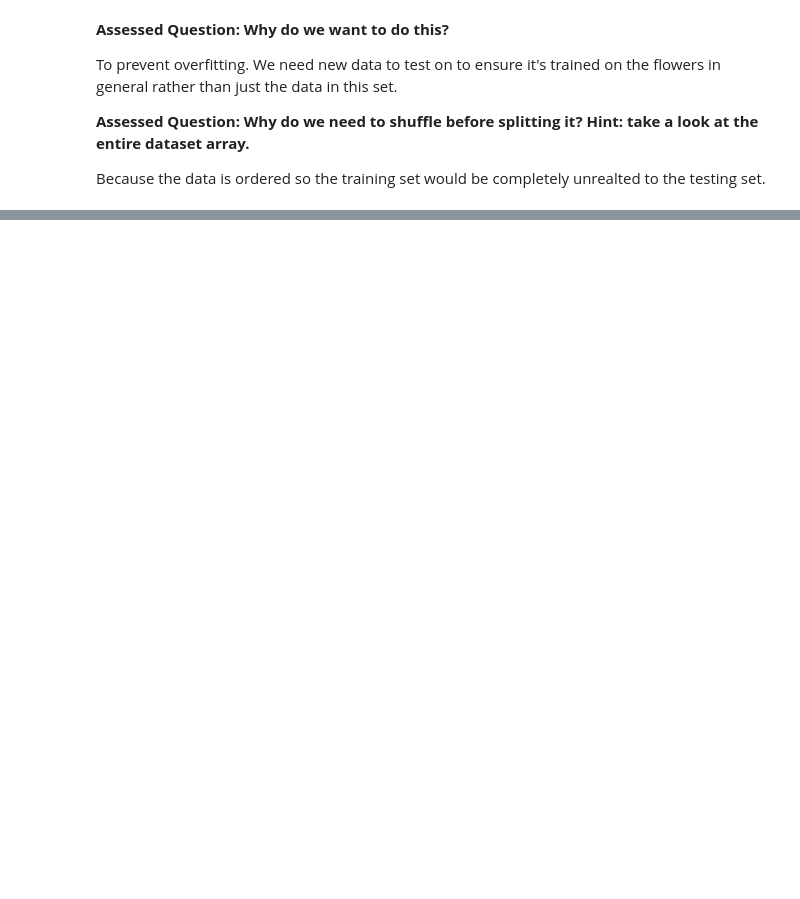
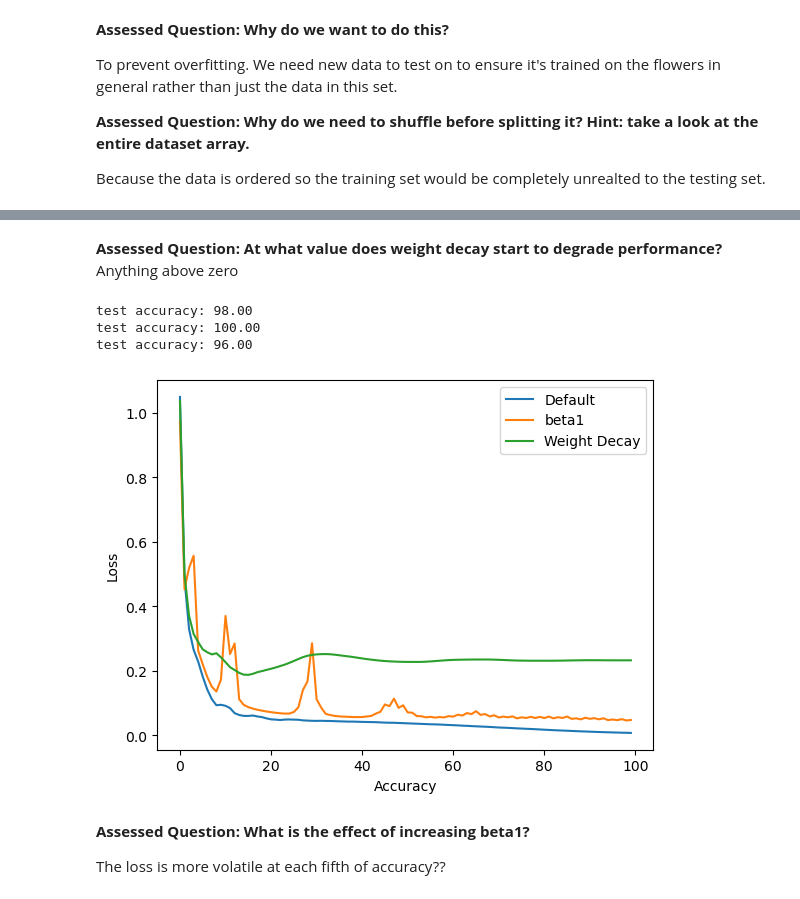
Before and after one commit to br-jack/DeepLearning26, a Jupyter notebook: lab-1-dnns/Lab1.ipynb, the cells around one changed output, grey strips where cells are left out. Saved outputs shown, nothing was run; the diff lists cells and outputs as text; code cells hidden in the pictures; blank space fills up the shorter version.

```diff
--- a/lab-1-dnns/Lab1.ipynb
+++ b/lab-1-dnns/Lab1.ipynb
@@ -191,0 +397,79 @@ up to weight decay
+# %% [markdown]
+**Assessed Question: At what value does weight decay start to degrade performance?**
+Anything above zero
+# %%
+from torch.utils.tensorboard import SummaryWriter
+
+def train_n_test(lr=0.05, print_loss=True, betas=(0.9, 0.999), eps=1e-8, weight_decay=0):
+    summary_writer = SummaryWriter('logs', flush_secs=5)
+    # Define the model to optimze
+    model = MLP(feature_count, hidden_layer_size, class_count)
+
+    # The optimizer we'll use to update the model parameters
+    optimizer = optim.Adam(model.parameters(), lr=0.05, betas=betas, eps=eps, weight_decay=weight_decay)
+
+    # Now we define the loss function.
+    criterion = nn.CrossEntropyLoss()
+
+    # Now we iterate over the dataset a number of times. Each iteration of the entire dataset
+    # is called an epoch.
+    loss_values = []
+    for epoch in range(0, 100):
+        # We compute the forward pass of the network
+        logits = model.forward(features['train'])
+        # Then the value of loss function
+        loss = criterion(logits,  labels['train'])
+
+        # How well the network does on the batch is an indication of how well training is
+        # progressing
+        if print_loss:
+            print("epoch: {} train accuracy: {:2.2f}, loss: {:5.5f}".format(
+                epoch,
+                accuracy(logits, labels['train']) * 100,
+                loss.item()
+            ))
+        loss_values.append(loss.item())
+
+        # Now we compute the backward pass, which populates the `.grad` attributes of the parameters
+        loss.backward()
+        # Now we update the model parameters using those gradients
+        optimizer.step()
+        # Now we need to zero out the `.grad` buffers as otherwise on the next backward pass we'll add the
+        # new gradients to the old ones.
+        optimizer.zero_grad()
+
+        # tensorboard stuff
+        train_accuracy = accuracy(logits, labels['train']) * 100
+        summary_writer.add_scalar('accuracy/train', train_accuracy, epoch)
+        summary_writer.add_scalar('loss/train', loss.item(), epoch)
+    summary_writer.close()
+    # Finally we can test our model on the test set and get an unbiased estimate of its performance.
+    logits = model.forward(features['test'])
+    test_accuracy = accuracy(logits, labels['test']) * 100
+    print("test accuracy: {:2.2f}".format(test_accuracy))
+
+    return loss_values
+
+
+loss_values = train_n_test(lr=0.05, print_loss=False, betas=(0.9, 0.999), eps=1e-8, weight_decay=0)
+plt.plot([i for i in range(len(loss_values))], loss_values, label="Default")
+
+loss_values = train_n_test(lr=0.05, print_loss=False, betas=(0.1, 0.999), eps=1e-8, weight_decay=0)
+plt.plot([i for i in range(len(loss_values))], loss_values, label="beta1")
+
+loss_values = train_n_test(lr=0.05, print_loss=False, betas=(0.9, 0.999), eps=1e-8, weight_decay=0.05)
+plt.plot([i for i in range(len(loss_values))], loss_values, label="Weight Decay")
+
+plt.xlabel("Accuracy")
+plt.ylabel("Loss")
+plt.legend()
+plt.show()
+# %% [output]
+test accuracy: 98.00
+test accuracy: 100.00
+test accuracy: 96.00
+[figure, added]
+# %% [markdown]
+**Assessed Question: What is the effect of increasing beta1?**
+
+The loss is more volatile at each fifth of accuracy??
```
Also changed, not shown: parts of 17 cells of this notebook, 2 other files.
